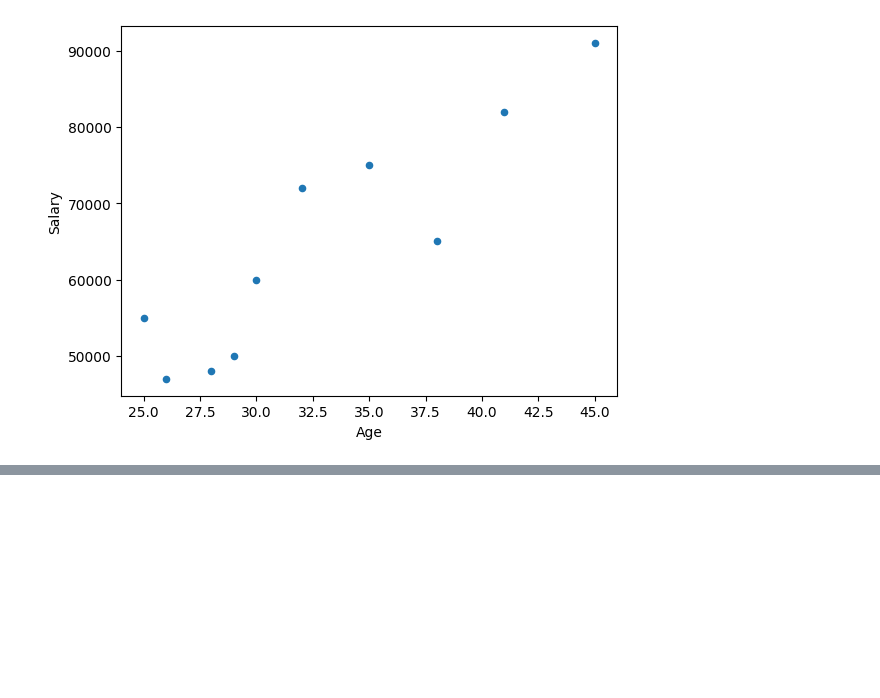
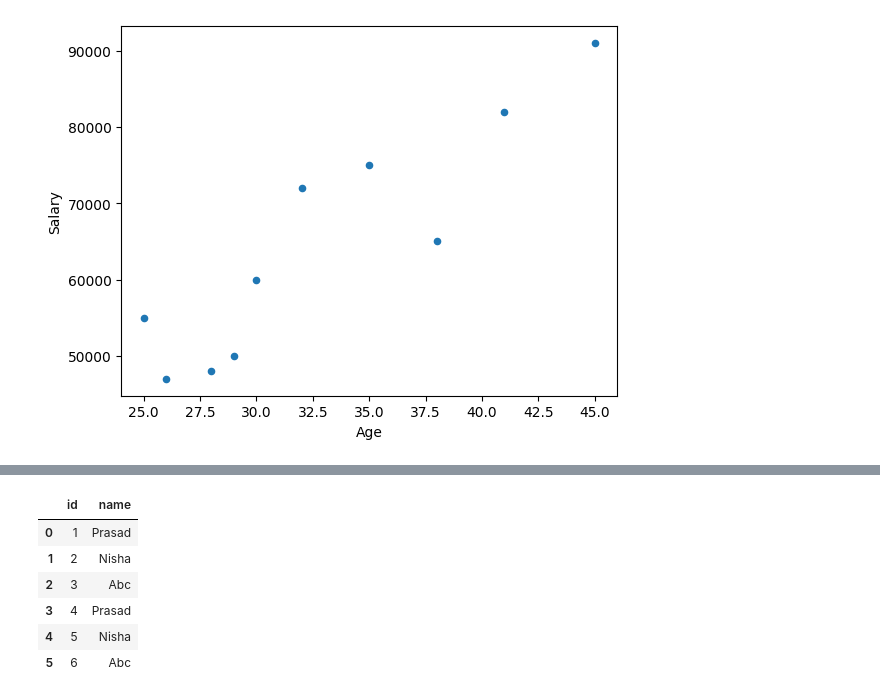
Before and after one commit to PrasadKashid/AI-ML, a Jupyter notebook: Pandas/pandas.ipynb, the cells around one changed output, grey strips where cells are left out. Saved outputs shown, nothing was run; the diff lists cells and outputs as text; code cells hidden in the pictures; blank space fills up the shorter version.

```diff
--- a/Pandas/pandas.ipynb
+++ b/Pandas/pandas.ipynb
@@ -518,0 +583,26 @@ df.plot(kind="scatter" , x='Age', y='Salary')
+# %%
+# data concatenation
+'''
+stacking df on top of each other(rows) or side by side(columns)
+'''
+
+df1 = pd.DataFrame({
+    'id' : [1,2,3],
+    'name' : ['Prasad', 'Nisha', 'Abc']
+})
+df2 = pd.DataFrame({
+    'id' : [4,5,6],
+    'name' : ['Prasad', 'Nisha', 'Abc']
+})
+
+pd.concat([df1, df2]) #rows
+pd.concat([df1, df2], ignore_index=True) #rows
+pd.concat([df1, df2],axis=1) #cols
+# %% [output]
+|  | id | name |
+| 0 | 1 | Prasad |
+| 1 | 2 | Nisha |
+| 2 | 3 | Abc |
+| 3 | 4 | Prasad |
+| 4 | 5 | Nisha |
+| 5 | 6 | Abc |
```
Also changed, not shown: parts of 3 cells of this notebook, 3 other files.
